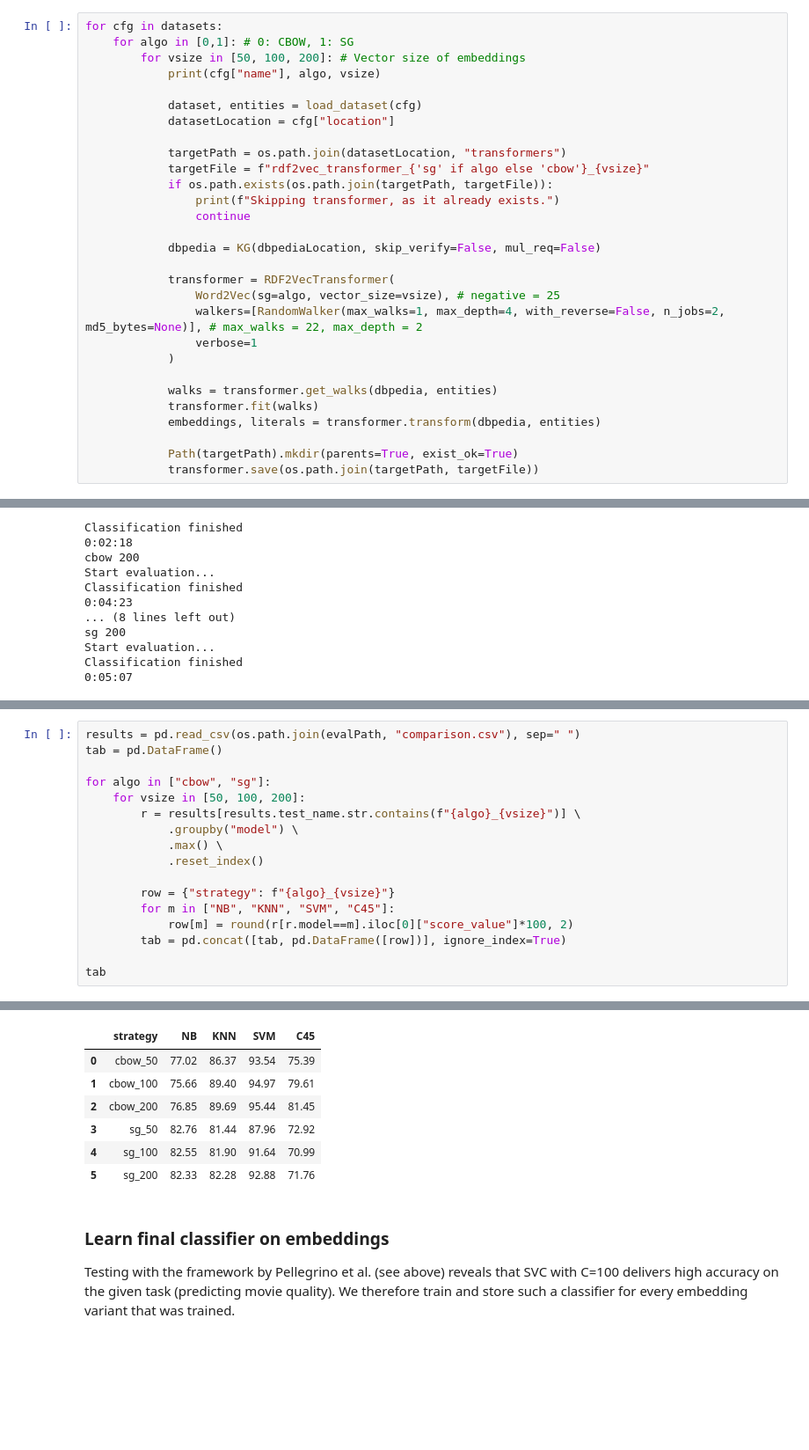
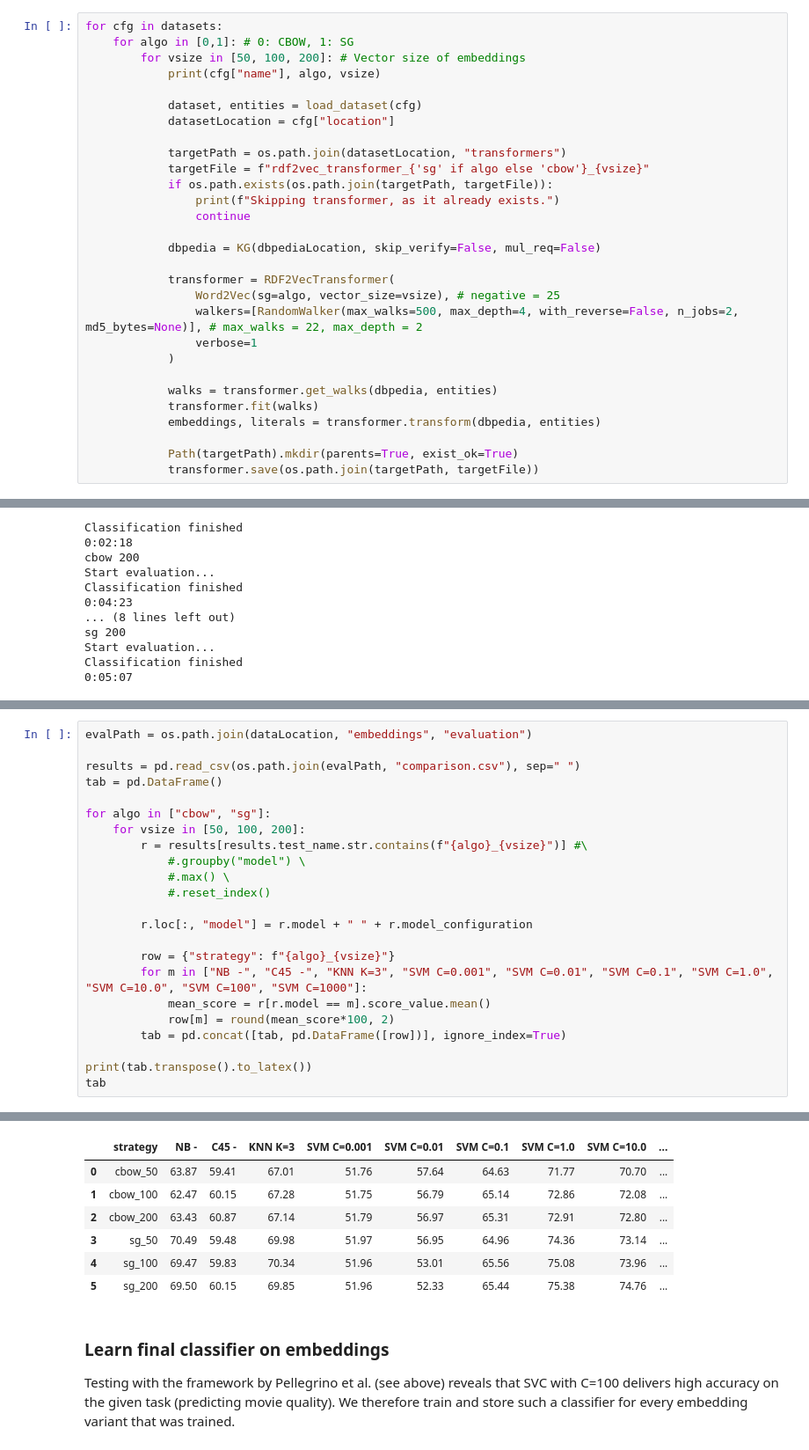
Before and after one commit to rgrenz/rdflime-util, a Jupyter notebook: notebooks/2_EmbeddingGeneration.ipynb, the cells around one changed output, grey strips where cells are left out. Shown at 88% size. Drawn from its saved outputs; the diff is of its cells as text; blank space fills up the shorter version.

```diff
--- a/notebooks/2_EmbeddingGeneration.ipynb
+++ b/notebooks/2_EmbeddingGeneration.ipynb
@@ -45,7 +45,7 @@ for cfg in datasets:
 
             transformer = RDF2VecTransformer(
                 Word2Vec(sg=algo, vector_size=vsize), # negative = 25
-                walkers=[RandomWalker(max_walks=1, max_depth=4, with_reverse=False, n_jobs=2, md5_bytes=None)], # max_walks = 22, max_depth = 2
+                walkers=[RandomWalker(max_walks=500, max_depth=4, with_reverse=False, n_jobs=2, md5_bytes=None)], # max_walks = 22, max_depth = 2
                 verbose=1
             )
 
@@ -150,18 +153,24 @@ Classification finished
 # %%
+evalPath = os.path.join(dataLocation, "embeddings", "evaluation")
+
 results = pd.read_csv(os.path.join(evalPath, "comparison.csv"), sep=" ")
 tab = pd.DataFrame()
 
 for algo in ["cbow", "sg"]:
     for vsize in [50, 100, 200]:
-        r = results[results.test_name.str.contains(f"{algo}_{vsize}")] \
-            .groupby("model") \
-            .max() \
-            .reset_index()
+        r = results[results.test_name.str.contains(f"{algo}_{vsize}")] #\
+            #.groupby("model") \
+            #.max() \
+            #.reset_index()
+
+        r.loc[:, "model"] = r.model + " " + r.model_configuration
 
         row = {"strategy": f"{algo}_{vsize}"}
-        for m in ["NB", "KNN", "SVM", "C45"]:
-            row[m] = round(r[r.model==m].iloc[0]["score_value"]*100, 2)
+        for m in ["NB -", "C45 -", "KNN K=3", "SVM C=0.001", "SVM C=0.01", "SVM C=0.1", "SVM C=1.0", "SVM C=10.0", "SVM C=100", "SVM C=1000"]:
+            mean_score = r[r.model == m].score_value.mean()
+            row[m] = round(mean_score*100, 2)
         tab = pd.concat([tab, pd.DataFrame([row])], ignore_index=True)
 
+print(tab.transpose().to_latex())
 tab
 # %% [output]
@@ -168,10 +199,10 @@ tab
-|  | strategy | NB | KNN | SVM | C45 |
-| 0 | cbow_50 | 77.02 | 86.37 | 93.54 | 75.39 |
-| 1 | cbow_100 | 75.66 | 89.40 | 94.97 | 79.61 |
-| 2 | cbow_200 | 76.85 | 89.69 | 95.44 | 81.45 |
-| 3 | sg_50 | 82.76 | 81.44 | 87.96 | 72.92 |
-| 4 | sg_100 | 82.55 | 81.90 | 91.64 | 70.99 |
-| 5 | sg_200 | 82.33 | 82.28 | 92.88 | 71.76 |
+|  | strategy | NB - | C45 - | KNN K=3 | SVM C=0.001 | SVM C=0.01 | SVM C=0.1 | SVM C=1.0 | SVM C=10.0 | ... |
+| 0 | cbow_50 | 63.87 | 59.41 | 67.01 | 51.76 | 57.64 | 64.63 | 71.77 | 70.70 | ... |
+| 1 | cbow_100 | 62.47 | 60.15 | 67.28 | 51.75 | 56.79 | 65.14 | 72.86 | 72.08 | ... |
+| 2 | cbow_200 | 63.43 | 60.87 | 67.14 | 51.79 | 56.97 | 65.31 | 72.91 | 72.80 | ... |
+| 3 | sg_50 | 70.49 | 59.48 | 69.98 | 51.97 | 56.95 | 64.96 | 74.36 | 73.14 | ... |
+| 4 | sg_100 | 69.47 | 59.83 | 70.34 | 51.96 | 53.01 | 65.56 | 75.08 | 73.96 | ... |
+| 5 | sg_200 | 69.50 | 60.15 | 69.85 | 51.96 | 52.33 | 65.44 | 75.38 | 74.76 | ... |
 # %% [markdown]
 ### Learn final classifier on embeddings
 Testing with the framework by Pellegrino et al. (see above) reveals that SVC with C=100 delivers high accuracy on the given task (predicting movie quality). We therefore train and store such a classifier for every embedding variant that was trained.
```
Also changed, not shown: parts of 2 cells of this notebook.
